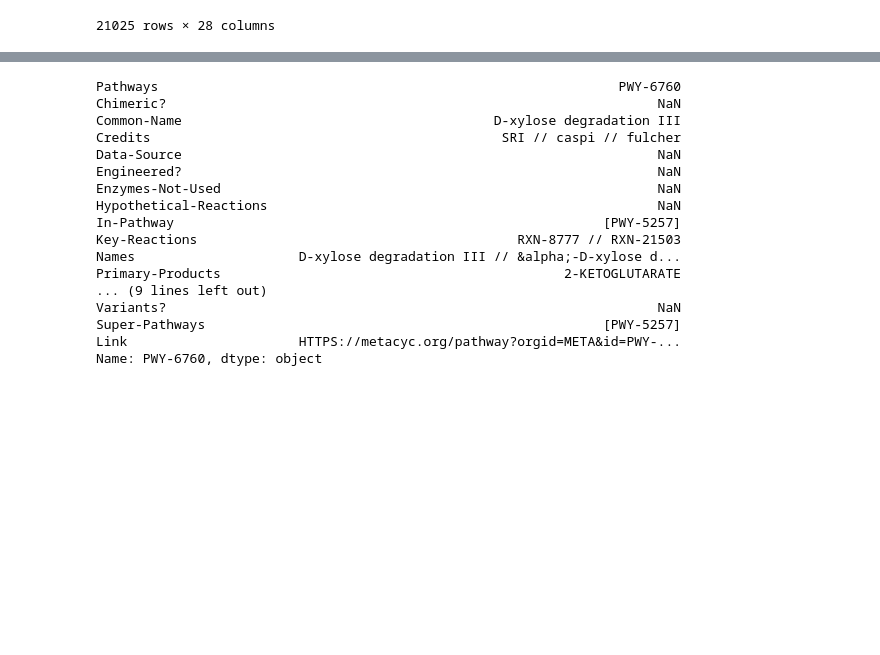
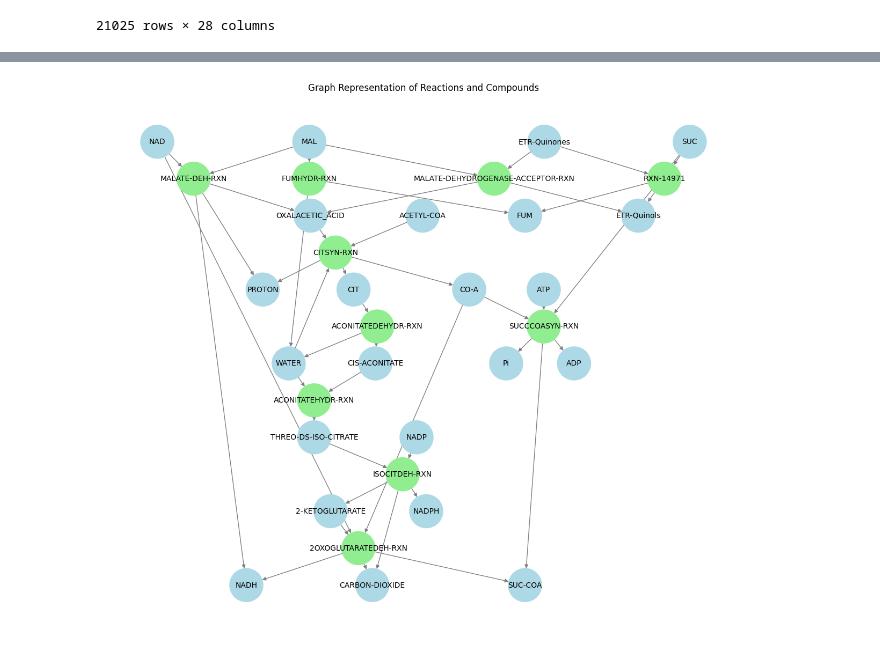
Before and after one commit to pweglik/data-exploration, a Jupyter notebook: projekt/make_graph.ipynb, the cells around one changed output, grey strips where cells are left out. Drawn from its saved outputs; the diff is of its cells as text; code cells hidden in the pictures; blank space fills up the shorter version.

```diff
--- a/projekt/make_graph.ipynb
+++ b/projekt/make_graph.ipynb
@@ -144,20 +111,0 @@ plot_reaction_graph(*get_graph("PWY-6760"))
-# %%
-df.loc["PWY-6760"]
-# %% [output]
-Pathways                                                           PWY-6760
-Chimeric?                                                               NaN
-Common-Name                                        D-xylose degradation III
-Credits                                             SRI // caspi // fulcher
-Data-Source                                                             NaN
-Engineered?                                                             NaN
-Enzymes-Not-Used                                                        NaN
-Hypothetical-Reactions                                                  NaN
-In-Pathway                                                       [PWY-5257]
-Key-Reactions                                         RXN-8777 // RXN-21503
-Names                     D-xylose degradation III // &alpha;-D-xylose d...
-Primary-Products                                            2-KETOGLUTARATE
-... (9 lines left out)
-Variants?                                                               NaN
-Super-Pathways                                                   [PWY-5257]
-Link                      HTTPS://metacyc.org/pathway?orgid=META&id=PWY-...
-Name: PWY-6760, dtype: object
@@ -163,0 +133,4 @@ Name: PWY-6760, dtype: object
+# %%
+plot_reaction_graph(*make_pathway_graph("TCA"))
+# %% [output]
+[figure, added]
```
Also changed, not shown: parts of 20 cells of this notebook.
